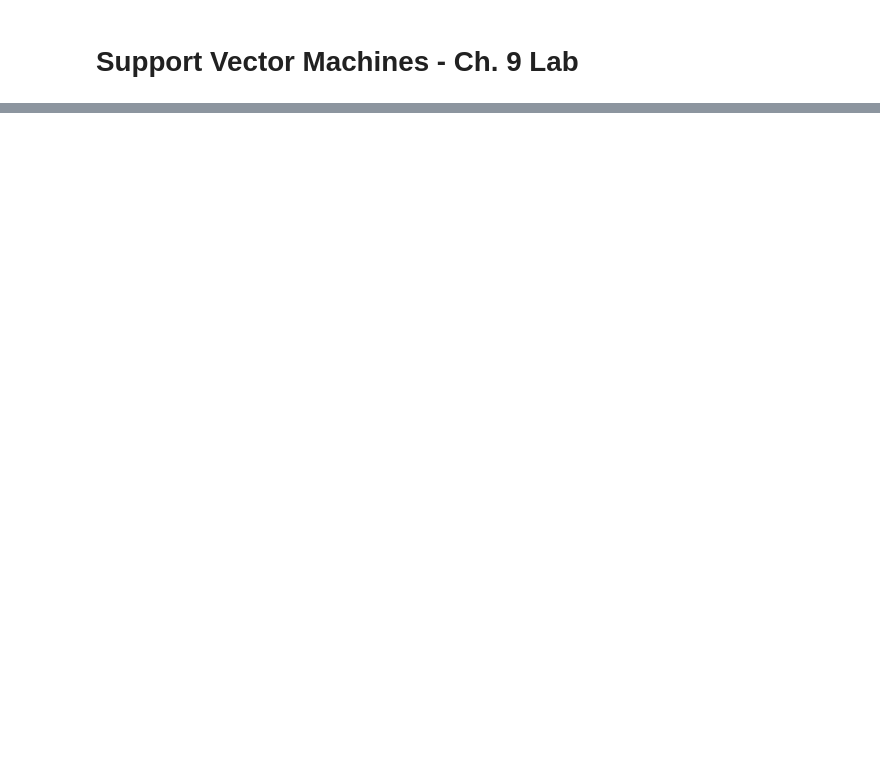
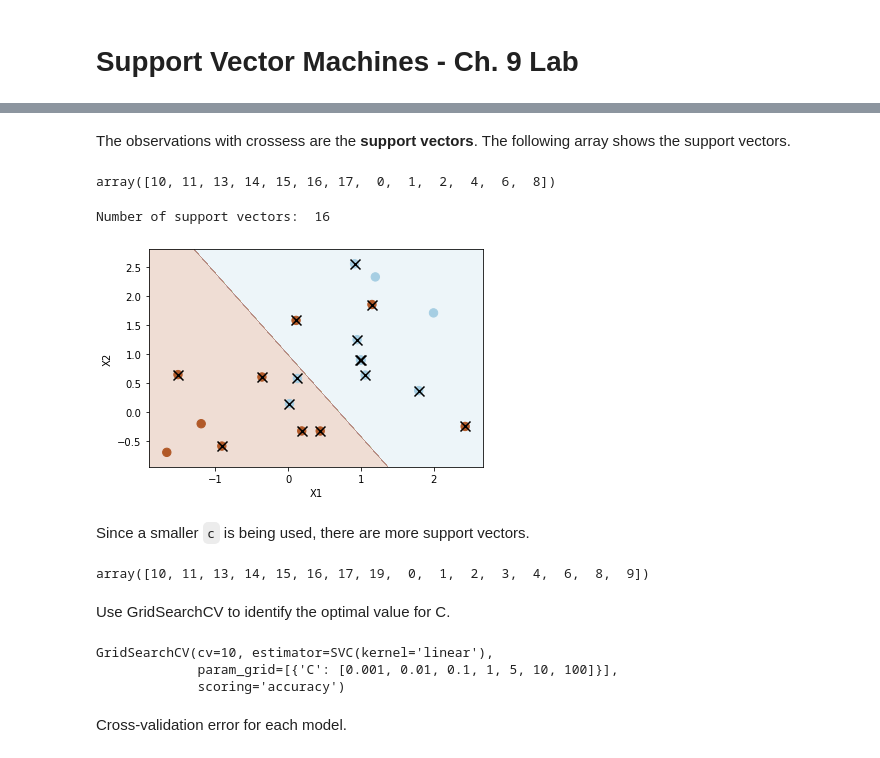
Before and after one commit to Morgan-Sell/islr-labs-exercises-python, a Jupyter notebook: labs/09_svm_lab.ipynb, the cells around one changed output, grey strips where cells are left out. Cells and saved outputs as stored; diff of their text form; code cells hidden in the pictures; blank space fills up the shorter version.

```diff
--- a/labs/09_svm_lab.ipynb
+++ b/labs/09_svm_lab.ipynb
@@ -44,0 +74,35 @@ def plot_svc(svc, X, y, hyperplane_units, pad=0.25):
+# %% [markdown]
+The observations with crossess are the **support vectors**. The following array shows the support vectors.
+# %%
+svc.support_
+# %% [output]
+array([10, 11, 13, 14, 15, 16, 17,  0,  1,  2,  4,  6,  8])
+# %%
+# When using a smaller cost parameter (C=0.1) the margin is wider, resulting in more support vectors.
+# More red data points on the "blue" side.
+svc2 = SVC(C=0.1, kernel='linear')
+svc2.fit(X, y)
+plot_svc(svc2, X, y)
+# %% [output]
+Number of support vectors:  16
+[figure, added]
+# %% [markdown]
+Since a smaller `c` is being used, there are more support vectors.
+# %%
+# svc2 support vectors
+svc2.support_
+# %% [output]
+array([10, 11, 13, 14, 15, 16, 17, 19,  0,  1,  2,  3,  4,  6,  8,  9])
+# %% [markdown]
+Use GridSearchCV to identify the optimal value for C.
+# %%
+params = [{'C': [0.001, 0.01, 0.1, 1, 5, 10, 100]}]
+svc = SVC(kernel='linear')
+clf = GridSearchCV(svc, param_grid=params, cv=10, scoring='accuracy')
+clf.fit(X, y)
+# %% [output]
+GridSearchCV(cv=10, estimator=SVC(kernel='linear'),
+             param_grid=[{'C': [0.001, 0.01, 0.1, 1, 5, 10, 100]}],
+             scoring='accuracy')
+# %% [markdown]
+Cross-validation error for each model.
```
Also changed, not shown: parts of 13 cells of this notebook, 1 other file.
